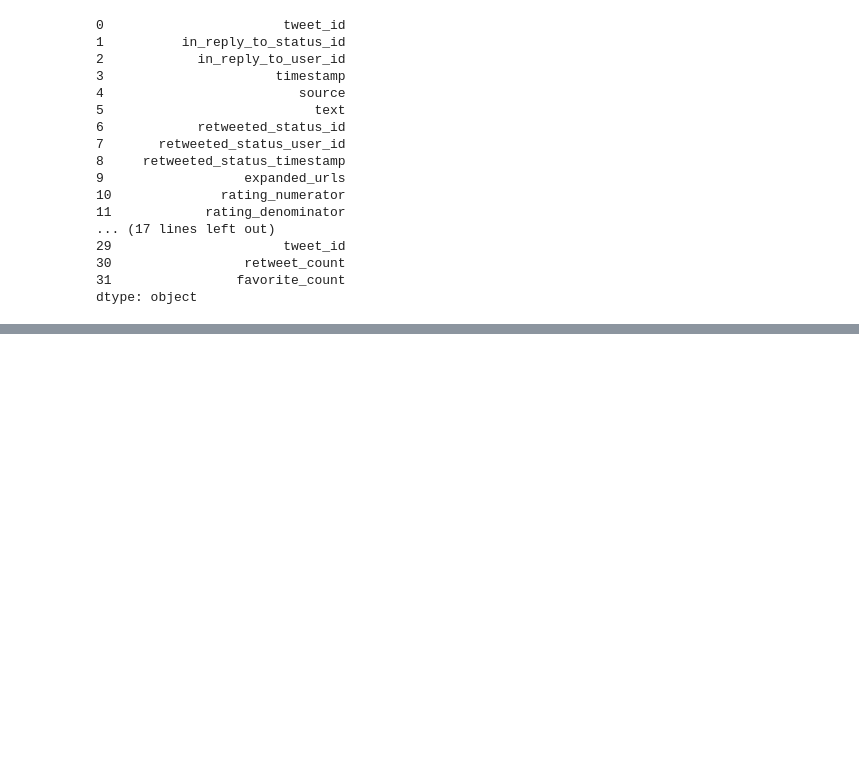
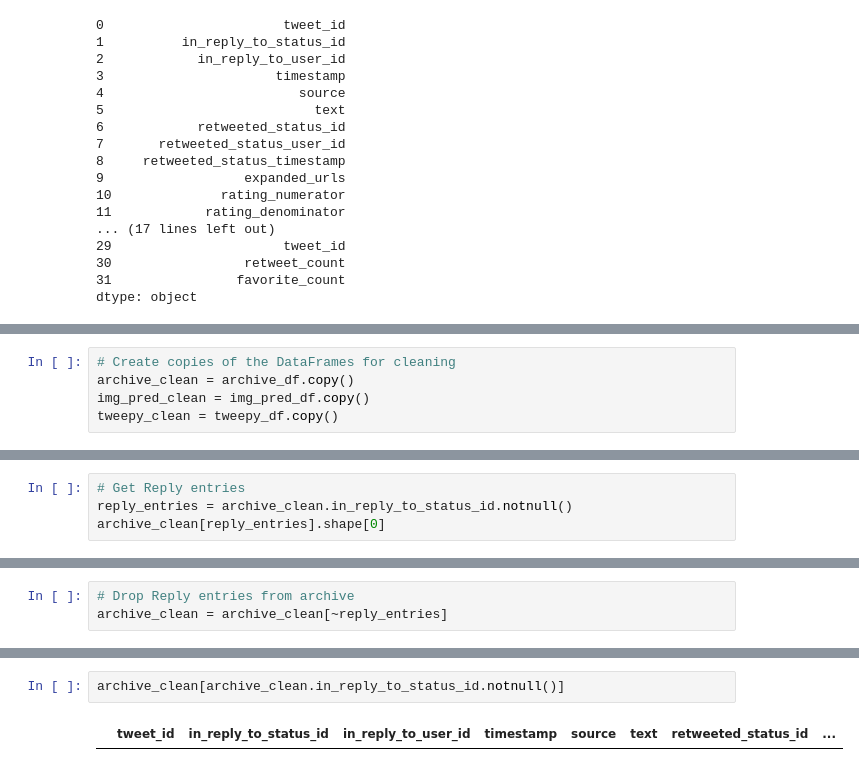
Before and after one commit to SuHamza/DAND-P2-Data-Wrangling, a Jupyter notebook: wrangle_act.ipynb, the cells around one changed output, grey strips where cells are left out. Drawn from its saved outputs; the diff is of its cells as text; blank space fills up the shorter version.

```diff
--- a/wrangle_act.ipynb
+++ b/wrangle_act.ipynb
@@ -606,0 +610,5 @@ dtype: object
+# %%
+# Create copies of the DataFrames for cleaning
+archive_clean = archive_df.copy()
+img_pred_clean = img_pred_df.copy()
+tweepy_clean = tweepy_df.copy()
@@ -606,0 +622,4 @@ dtype: object
+# %%
+# Get Reply entries
+reply_entries = archive_clean.in_reply_to_status_id.notnull()
+archive_clean[reply_entries].shape[0]
@@ -606,0 +628,3 @@ dtype: object
+# %%
+# Drop Reply entries from archive
+archive_clean = archive_clean[~reply_entries]
@@ -606,0 +653,4 @@ dtype: object
+# %%
+archive_clean[archive_clean.in_reply_to_status_id.notnull()]
+# %% [output]
+|  | tweet_id | in_reply_to_status_id | in_reply_to_user_id | timestamp | source | text | retweeted_status_id | ... |
```
Also changed, not shown: parts of 29 cells of this notebook.
